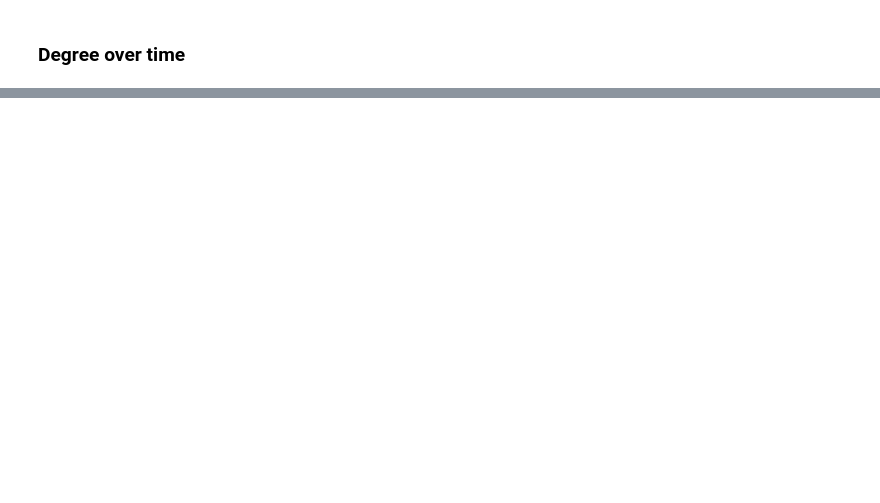
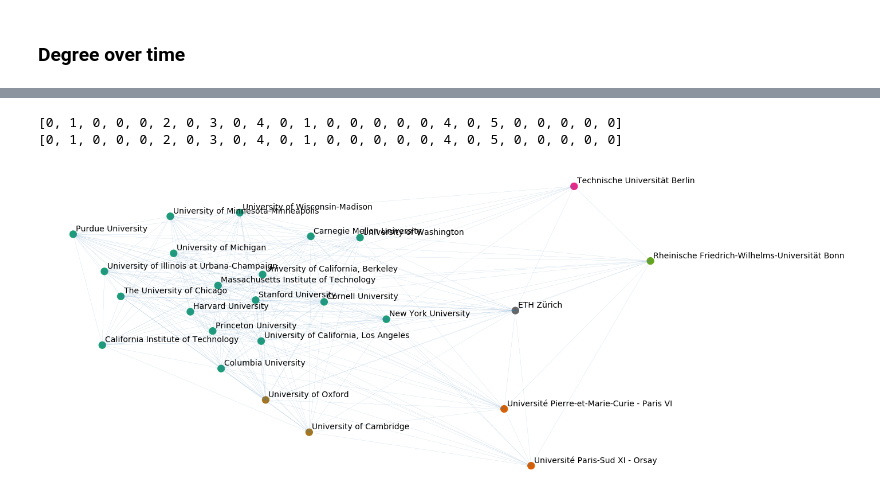
Before and after one commit to chansooligans/math_geneology, a Jupyter notebook: code/school_analysis.ipynb, the cells around one changed output, grey strips where cells are left out. Drawn from its saved outputs; the diff is of its cells as text; code cells hidden in the pictures; blank space fills up the shorter version.

```diff
--- a/code/school_analysis.ipynb
+++ b/code/school_analysis.ipynb
@@ -91,0 +94,4 @@ for i, school in enumerate(all_cent.school.unique()):
+# %%
+decade_school_graphs = [{
+    "decade": dec,
+    "school_g": s.make_school_graph(students.query("student_year_dec == '{}'".format(dec)))} for dec in decades]
@@ -91,0 +114,17 @@ for i, school in enumerate(all_cent.school.unique()):
+# %%
+layout = nx.spring_layout(decade_school_graphs[-1]["school_sg"], weight = "weight")
+# %%
+def draw_graph_layout_comm(graph, layout, ax, comm = None):
+    """
+    draw the graph with the given layout on the given axis
+    """
+    c = [[i for i, c in enumerate(comm) if k in c][0] for k, v in layout.items()]
+    print(c)
+    c_norm = [1.0 * i / max(c) for i in c]
+    print(c)
+    ax.scatter([v[0] for k, v in layout.items()], [v[1] for k, v in layout.items()], c = c_norm, cmap = "Dark2", s = 150)
+    for k, v in layout.items():
+        ax.annotate(k, v, xytext = (5, 5), textcoords = "offset points", fontsize = 14)
+    for e in [e for e in graph.edges]:
+        ax.plot([layout[i][0] for i in e], [layout[i][1] for i in e], c = "steelblue", lw = 0.1)
+    ax.axis("off")
@@ -91,0 +151,8 @@ for i, school in enumerate(all_cent.school.unique()):
+# %%
+fig, ax = plt.subplots(figsize = (20, 10))
+draw_graph_layout_comm(graph = decade_school_graphs[-1]["school_sg"], layout = layout, ax = ax, comm = decade_school_graphs[-1]["comm"])
+fig.savefig("./../presentation/school_communities.png", dpi = 100, bbox_inches = "tight")
+# %% [output]
+[0, 1, 0, 0, 0, 2, 0, 3, 0, 4, 0, 1, 0, 0, 0, 0, 0, 4, 0, 5, 0, 0, 0, 0, 0]
+[0, 1, 0, 0, 0, 2, 0, 3, 0, 4, 0, 1, 0, 0, 0, 0, 0, 4, 0, 5, 0, 0, 0, 0, 0]
+[figure, added]
```
Also changed, not shown: parts of 9 cells of this notebook, 4 other files.
